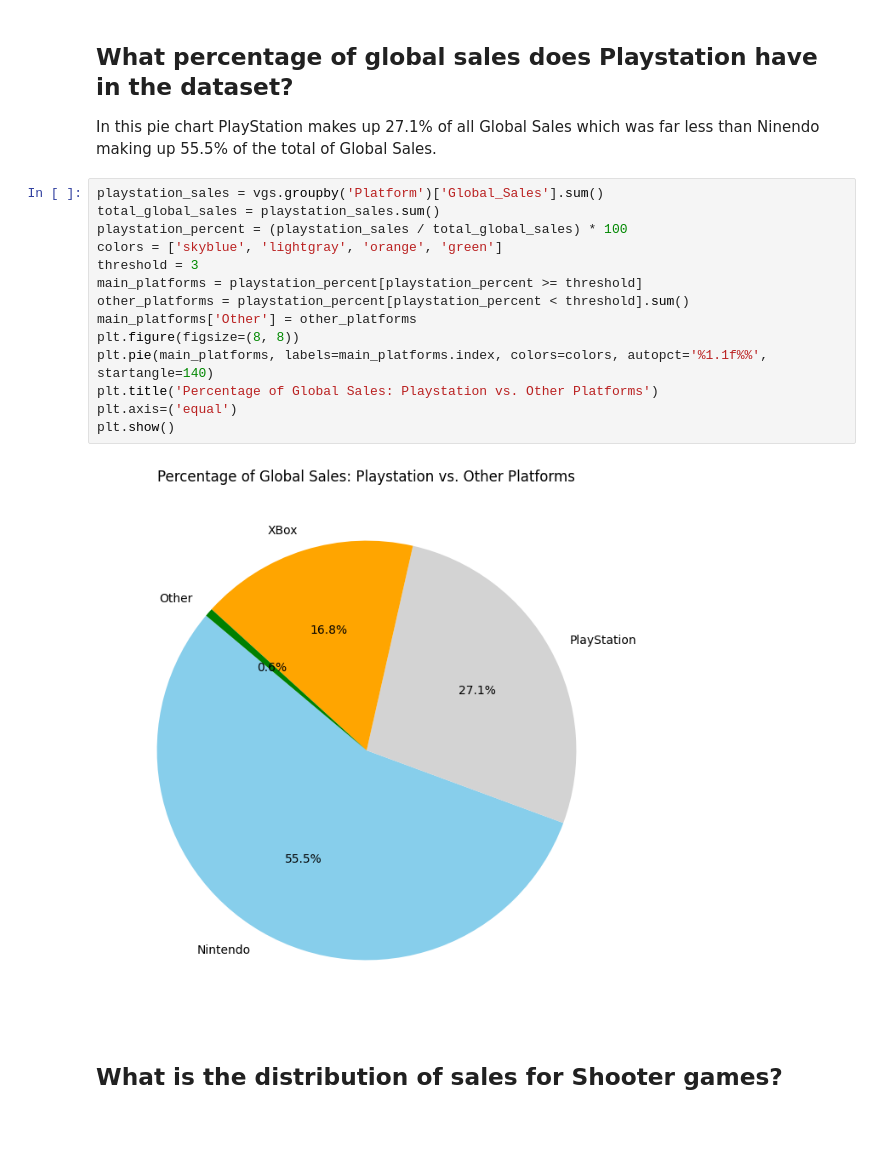
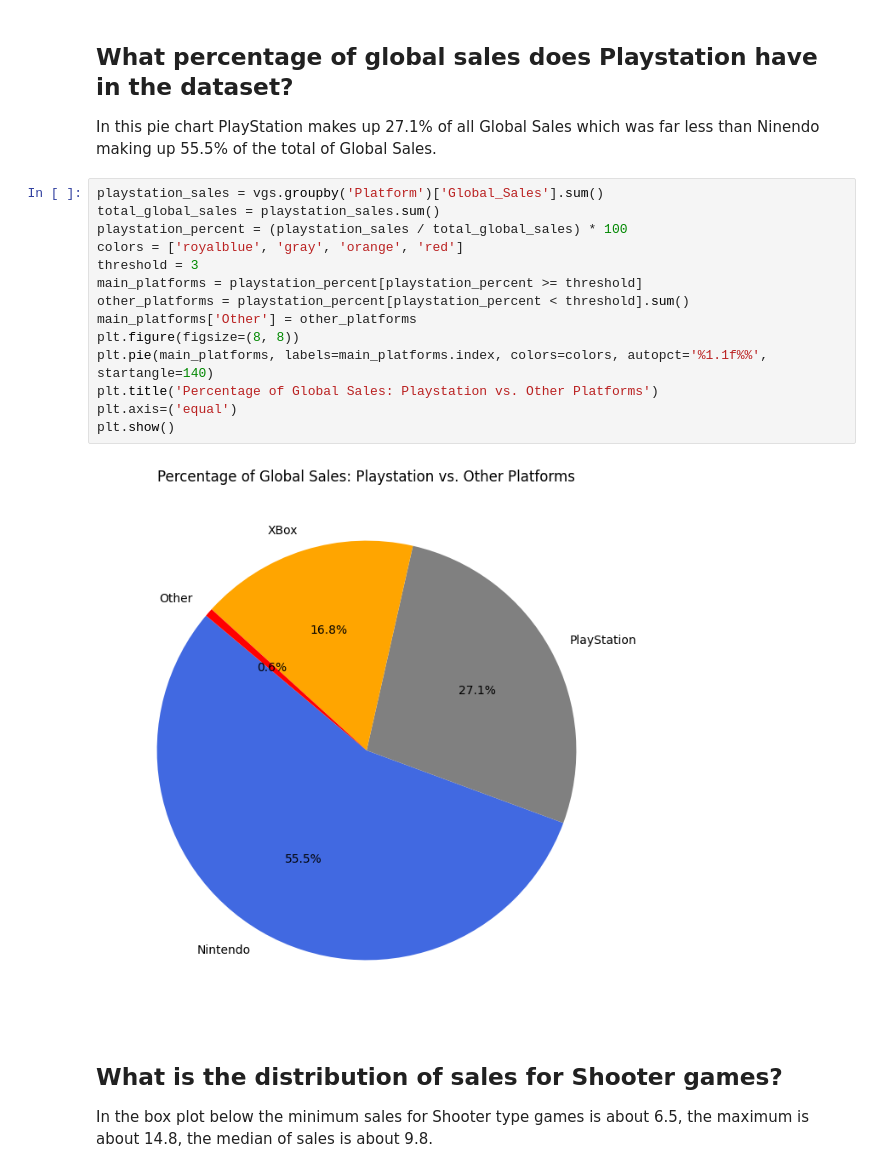
Before and after one commit to Schaeffer2013/Video_Game_Sales, a Jupyter notebook: Video_Game_Sales.ipynb, the cells around one changed output. Saved outputs shown, nothing was run; the diff lists cells and outputs as text; blank space fills up the shorter version.

```diff
--- a/Video_Game_Sales.ipynb
+++ b/Video_Game_Sales.ipynb
@@ -132,21 +143,22 @@ In this pie chart PlayStation makes up 27.1% of all Global Sales which was far l
 # %%
 playstation_sales = vgs.groupby('Platform')['Global_Sales'].sum()
 total_global_sales = playstation_sales.sum()
 playstation_percent = (playstation_sales / total_global_sales) * 100
-colors = ['skyblue', 'lightgray', 'orange', 'green']
+colors = ['royalblue', 'gray', 'orange', 'red']
 threshold = 3
 main_platforms = playstation_percent[playstation_percent >= threshold]
 other_platforms = playstation_percent[playstation_percent < threshold].sum()
 main_platforms['Other'] = other_platforms
 plt.figure(figsize=(8, 8))
 plt.pie(main_platforms, labels=main_platforms.index, colors=colors, autopct='%1.1f%%', startangle=140)
 plt.title('Percentage of Global Sales: Playstation vs. Other Platforms')
 plt.axis=('equal')
 plt.show()
 # %% [output]
-[figure, old version]
+[figure, new version]
 # %% [markdown]
 ## What is the distribution of sales for Shooter games?
+In the box plot below the minimum sales for Shooter type games is about 6.5, the maximum is about 14.8, the median of sales is about 9.8.
 # %%
 shooter_sales = vgs[vgs['Genre'] == 'Shooter']['Global_Sales']
 plt.figure(figsize=(8, 6))
```
Also changed, not shown: parts of 8 cells of this notebook.
